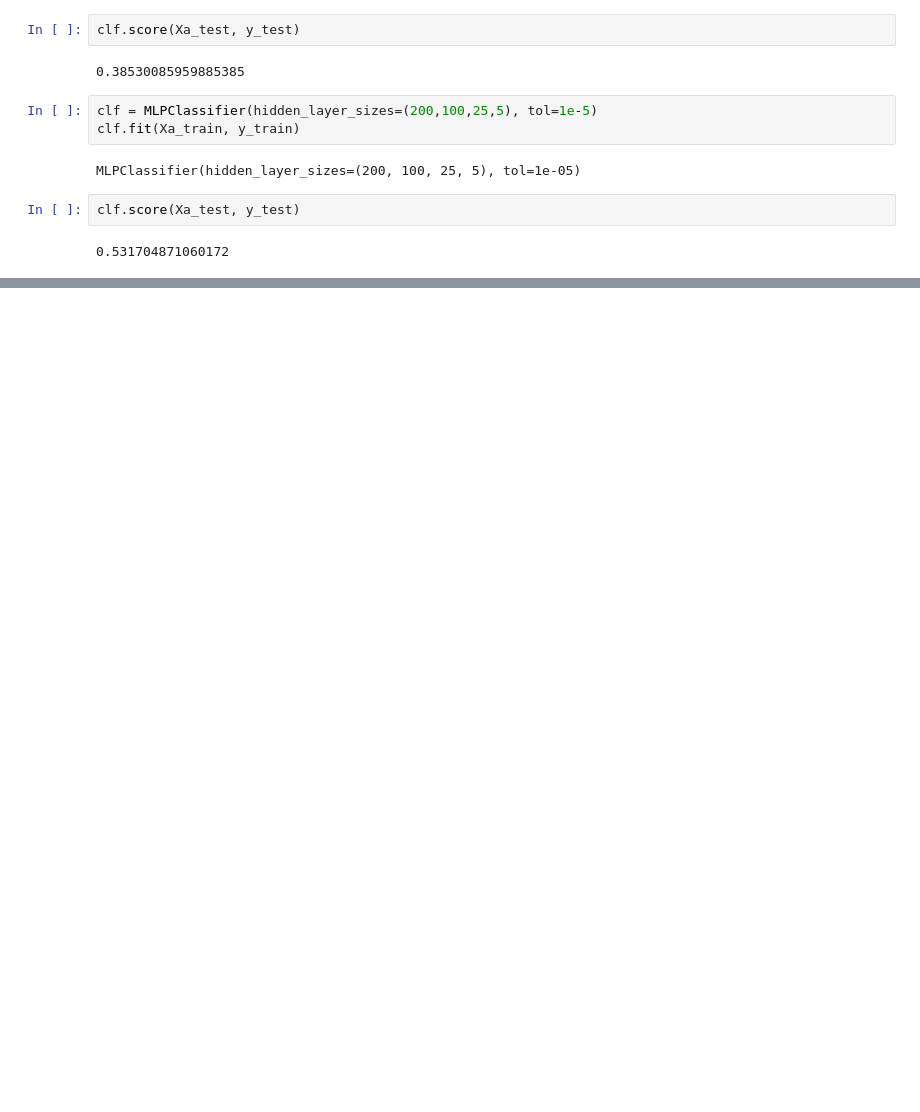
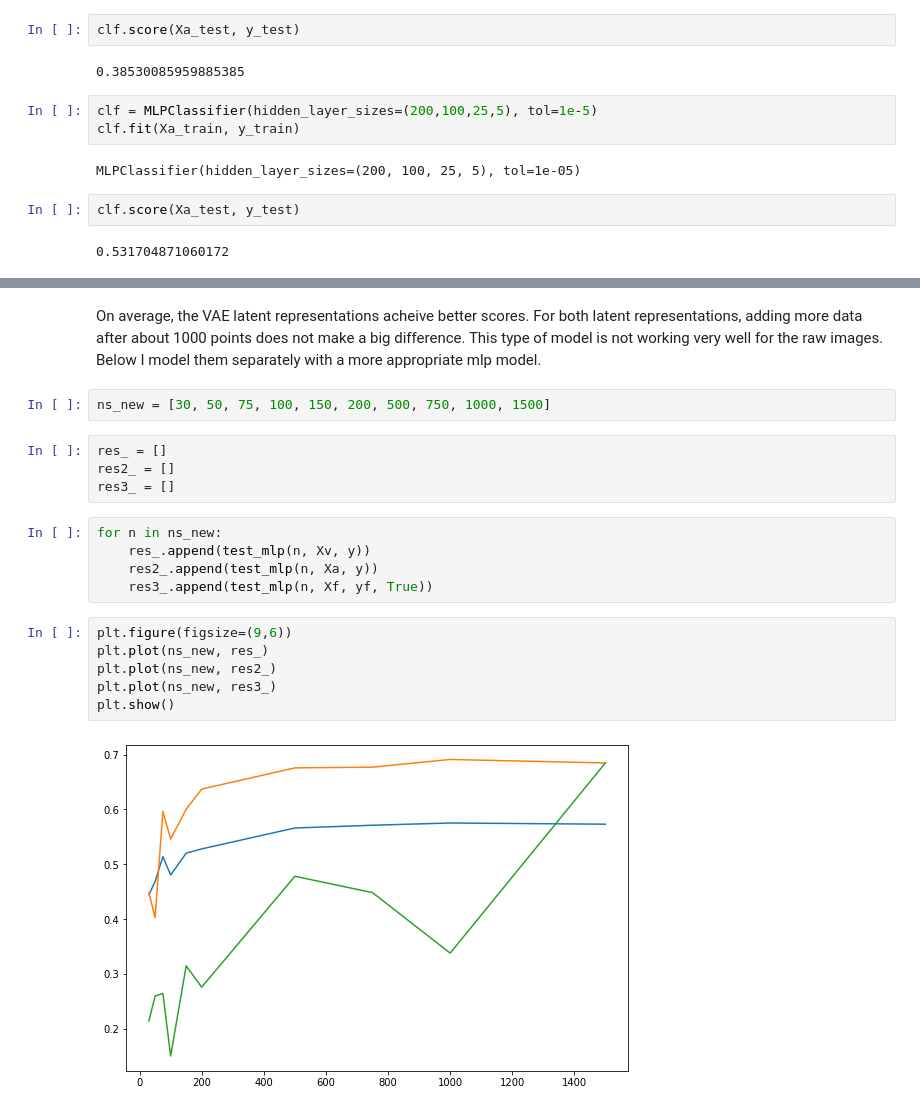
Before and after one commit to SamShowalter/CS273_Final_Project_VAE, a Jupyter notebook: notebooks/cleaner_analysis.ipynb, the cells around one changed output, grey strips where cells are left out. Drawn from its saved outputs; the diff is of its cells as text; blank space fills up the shorter version.

```diff
--- a/notebooks/cleaner_analysis.ipynb
+++ b/notebooks/cleaner_analysis.ipynb
@@ -151,0 +211,21 @@ clf.score(Xa_test, y_test)
+# %% [markdown]
+On average, the VAE latent representations acheive better scores. For both latent representations, adding more data after about 1000 points does not make a big difference. This type of model is not working very well for the raw images. Below I model them separately with a more appropriate mlp model.
+# %%
+ns_new = [30, 50, 75, 100, 150, 200, 500, 750, 1000, 1500]
+# %%
+res_ = []
+res2_ = []
+res3_ = []
+# %%
+for n in ns_new:
+    res_.append(test_mlp(n, Xv, y))
+    res2_.append(test_mlp(n, Xa, y))
+    res3_.append(test_mlp(n, Xf, yf, True))
+# %%
+plt.figure(figsize=(9,6))
+plt.plot(ns_new, res_)
+plt.plot(ns_new, res2_)
+plt.plot(ns_new, res3_)
+plt.show()
+# %% [output]
+[figure, added]
```
Also changed, not shown: parts of 11 cells of this notebook.
